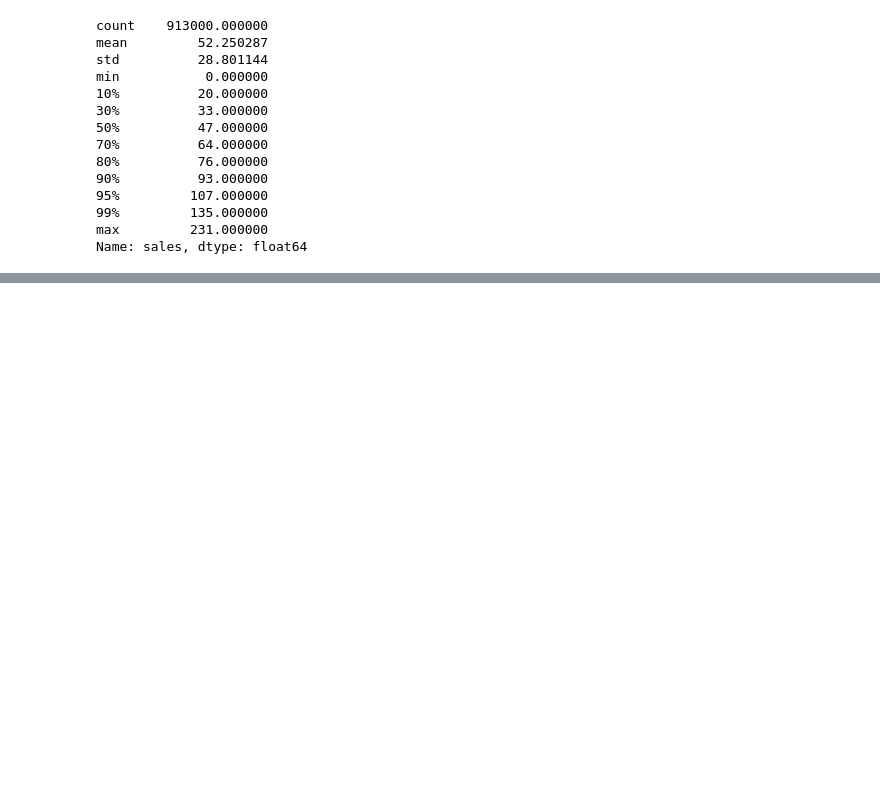
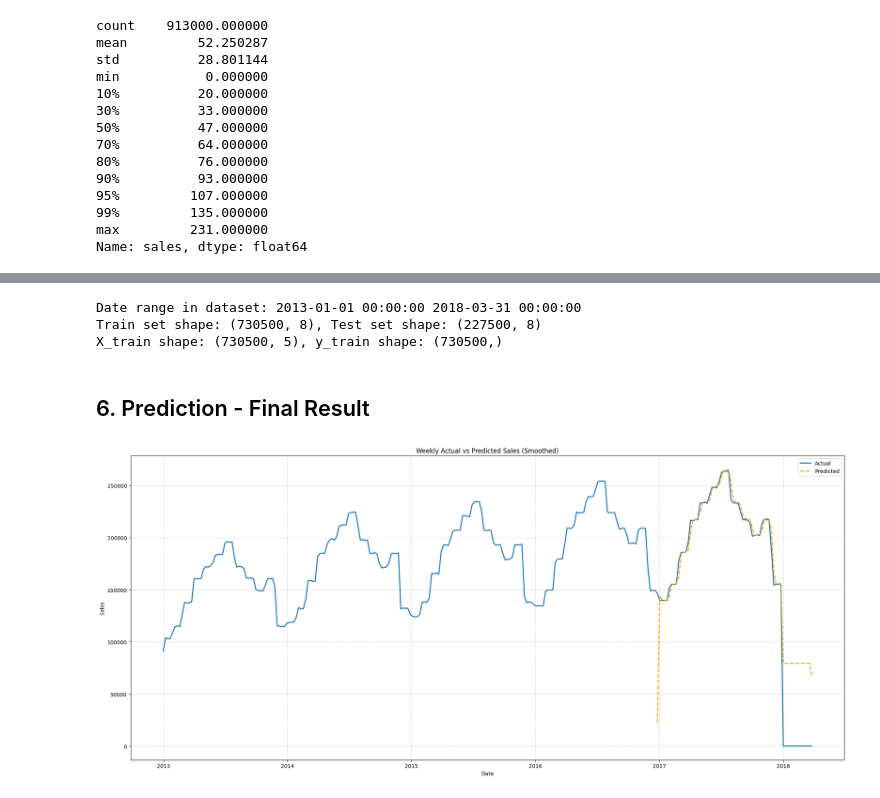
Before and after one commit to 2024-FALL-DSC-412-001/DSC412_001_FA24_PR_xzhan232, a Jupyter notebook: Forcasting Analysis.ipynb, the cells around one changed output, grey strips where cells are left out. Cells and saved outputs as stored; diff of their text form; code cells hidden in the pictures; blank space fills up the shorter version.

```diff
--- a/Forcasting Analysis.ipynb
+++ b/Forcasting Analysis.ipynb
@@ -651,0 +266,67 @@ plt.show()
+# %%
+# Step 1: Feature Engineering
+df['lag_1'] = df['sales'].shift(1).fillna(0)
+df['lag_7'] = df['sales'].shift(7).fillna(0)
+df['rolling_mean_7'] = df['sales'].rolling(7).mean().fillna(df['sales'].mean())
+
+# Ensure date column is in datetime format
+df['date'] = pd.to_datetime(df['date'])
+
+# Check the date range in the dataset
+print("Date range in dataset:", df['date'].min(), df['date'].max())
+
+# Train-Test Split
+train = df[df['date'] < '2017-01-01']
+test = df[df['date'] >= '2017-01-01']
+
+# Verify split
+print(f"Train set shape: {train.shape}, Test set shape: {test.shape}")
+
+# Feature and Target Selection
+X_train = train[['lag_1', 'lag_7', 'rolling_mean_7', 'store', 'item']]
+y_train = train['sales']
+X_test = test[['lag_1', 'lag_7', 'rolling_mean_7', 'store', 'item']]
+y_test = test['sales']
+
+print(f"X_train shape: {X_train.shape}, y_train shape: {y_train.shape}")
+# %% [output]
+Date range in dataset: 2013-01-01 00:00:00 2018-03-31 00:00:00
+Train set shape: (730500, 8), Test set shape: (227500, 8)
+X_train shape: (730500, 5), y_train shape: (730500,)
+# %%
+#Step 2: Train and Predict for the model
+from sklearn.ensemble import RandomForestRegressor
+
+rf_model = RandomForestRegressor(n_estimators=100, random_state=42)
+rf_model.fit(X_train, y_train)
+test_preds = rf_model.predict(X_test)
+# %% [markdown]
+## 6. Prediction - Final Result
+# %%
+#Step 3: Visualize actual vs. predicted sales:
+# Aggregate data by week
+test['predicted_sales'] = test_preds
+test['week'] = test['date'].dt.to_period('W').apply(lambda r: r.start_time)
+df['week'] = df['date'].dt.to_period('W').apply(lambda r: r.start_time)
+
+# Group by week for both actual and predicted sales
+weekly_actual = df.groupby('week')['sales'].sum().reset_index()
+weekly_forecast = test.groupby('week')['predicted_sales'].sum().reset_index()
+
+# Apply rolling mean for smoothing
+weekly_actual['sales_smooth'] = weekly_actual['sales'].rolling(1).mean()
+weekly_forecast['sales_smooth'] = weekly_forecast['predicted_sales'].rolling(1).mean()
+
+# Visualization
+plt.figure(figsize=(20, 9))
+plt.plot(weekly_actual['week'], weekly_actual['sales_smooth'], label='Actual', linewidth=2)
+plt.plot(weekly_forecast['week'], weekly_forecast['sales_smooth'], label='Predicted', linewidth=2, linestyle='--', color='orange')
+plt.xlabel('Date')
+plt.ylabel('Sales')
+plt.title('Weekly Actual vs Predicted Sales (Smoothed)')
+plt.legend()
+plt.grid(True, linestyle='--', alpha=0.6)
+plt.tight_layout()
+plt.show()
+# %% [output]
+[figure, added]
```
Also changed, not shown: parts of 54 cells of this notebook, 1 other file.
